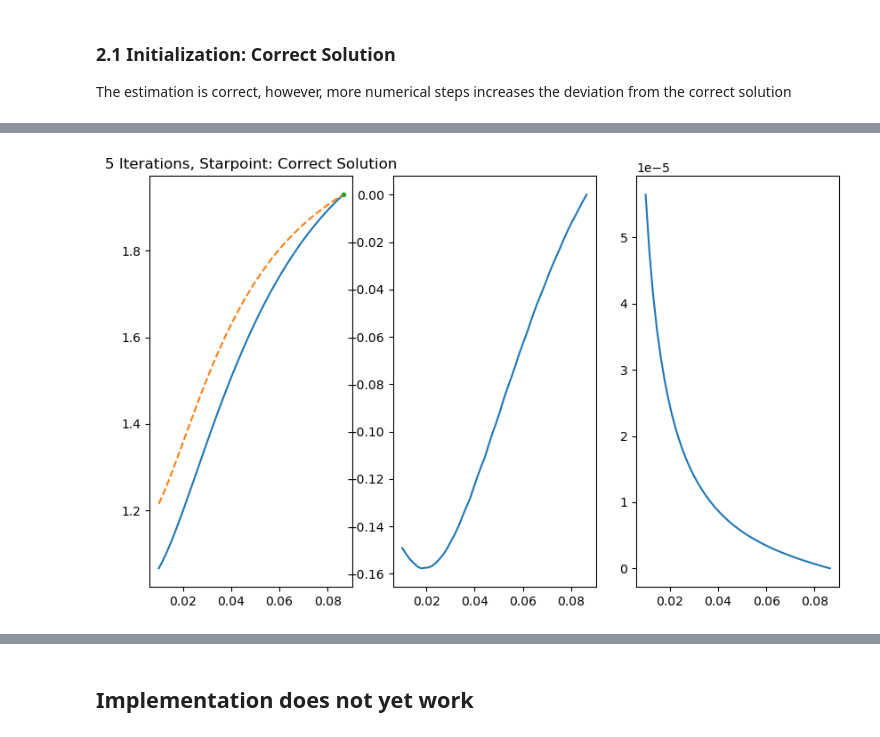
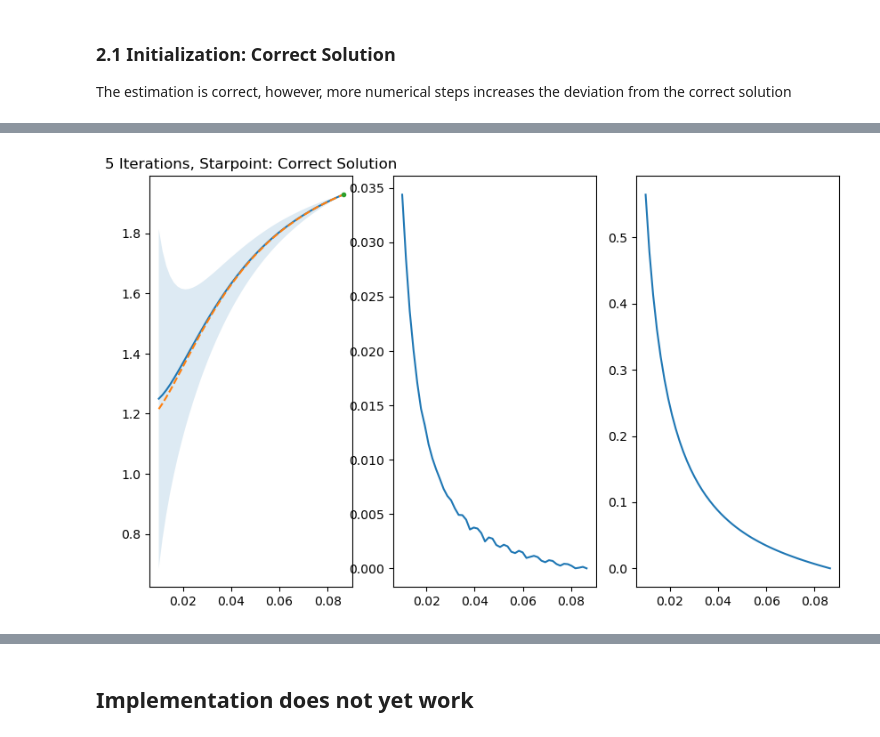
Before and after one commit to Poincare-code/henri, a Jupyter notebook: notebooks/validation-notebooks/Relevant/2_Non_Linear-Alpha-Psi.ipynb, the cells around one changed output, grey strips where cells are left out. Saved outputs shown, nothing was run; the diff lists cells and outputs as text; code cells hidden in the pictures.

Commit message:
Identified issue in alpha psi: numerical hydro issue; provided ad hoc fix

```diff
--- a/notebooks/validation-notebooks/Relevant/2_Non_Linear-Alpha-Psi.ipynb
+++ b/notebooks/validation-notebooks/Relevant/2_Non_Linear-Alpha-Psi.ipynb
@@ -148,3 +148,8 @@ def solve_ode(basis_func_matrix, design_matrix, observations, likelihood_precisi
 # %% [markdown]
 ### 2.1 Initialization: Correct Solution
 The estimation is correct, however, more numerical steps increases the deviation from the correct solution
+# %%
+lhs = np.gradient(np.gradient(alpha*psi, R), R) + 2/R*np.gradient(alpha*psi, R)
+rhs = alpha*psi*S_alpha_psi
+plt.plot(R, lhs)
+plt.plot(R, rhs)
@@ -151,11 +159,13 @@ The estimation is correct, however, more numerical steps increases the deviation
 # %%
-alpha_psi_init = alpha*psi
+correction_term = (lhs - rhs)
+
+alpha_psi_init = perturbed_alpha_psi
 N = 25                               # Number of basis functions
-S = 1.0e-4*np.identity(len(R))     # Sigma matrix
+S = 1.0e4*np.identity(len(R))     # Sigma matrix
 L = 1.0e4*np.identity(N)             #
 
 # Define the arrays which store the variables
-iteration_steps              = 5
+iteration_steps              = 10
 alpha_psi_mean_storage       = np.zeros((len(psi), iteration_steps+1))
 alpha_psi_var_storage        = np.zeros((len(psi), len(psi), iteration_steps+1))
 
@@ -165,33 +175,33 @@ alpha_psi_mean_storage[:, 0] = alpha_psi_init
 # Boundary condition value
 y_BC2 = alpha[-1]*psi[-1]
 
 basis_func_matrix, design_matrix = construct_design_matrix(R, N, basis_func, laplacian)
-source_term = construct_source_term(alpha_psi_init)
+source_term = construct_source_term(alpha_psi_init) + correction_term
 
 for i in tqdm(range(1, iteration_steps + 1)):
 
     # Solve the ODE
     solution_mean_primal, solution_variance_primal, _, _, A, w = solve_ode(basis_func_matrix, design_matrix, source_term, np.linalg.inv(S), np.linalg.inv(L), np.squeeze(np.zeros((N,1))))
 
     # Storage
     alpha_psi_mean_storage[:, i] = solution_mean_primal
     alpha_psi_var_storage[:,:,i] = solution_variance_primal
 
     # Construct the new source term
-    source_term = construct_source_term(solution_mean_primal + y_BC2)
+    source_term = construct_source_term(solution_mean_primal + y_BC2) + correction_term
 
 fig, ax = plt.subplots(1,3, figsize=(10,6))
 
 ax[0].plot(R, solution_mean_primal + y_BC2, label="Solution from Nonlinear Problem")
 solution_std = np.sqrt(np.diag(solution_variance_primal))
 ax[0].fill_between(R, solution_mean_primal + y_BC2 - solution_std, solution_mean_primal + y_BC2 + solution_std, alpha=0.15)
 ax[0].plot(R, alpha*psi, ls='--', label="Ground Truth")
 ax[0].plot(np.max(R), y_BC2, marker='.', ls='none', label="Initial Condition")
 ax[0].set_title("5 Iterations, Starpoint: Correct Solution")
 
 
 ax[1].plot(R, solution_mean_primal + y_BC2 - alpha*psi)
 
 ax[2].plot(R, solution_std);
 # %% [output]
-[figure, old version]
+[figure, new version]
```
Also changed, not shown: parts of 2 cells of this notebook, 1 other file.
